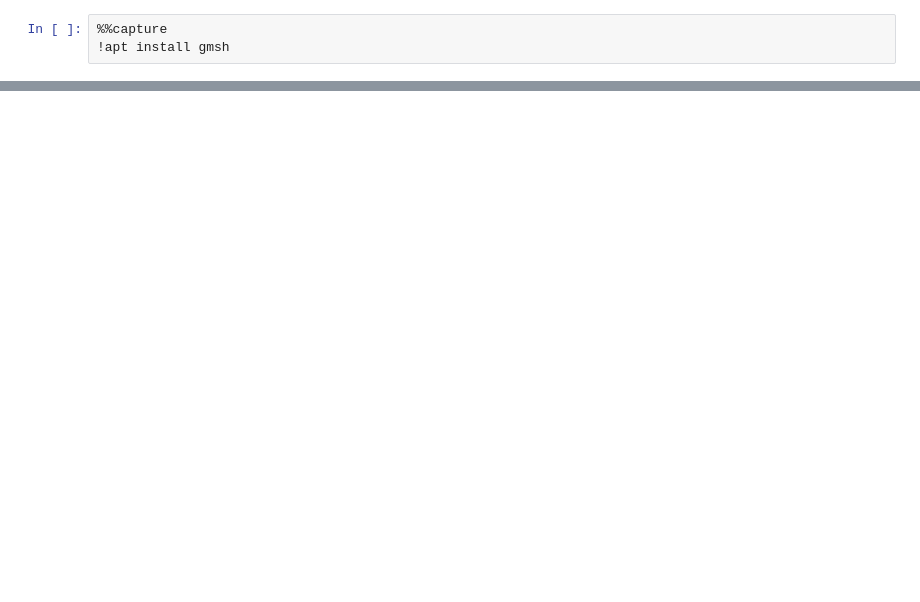
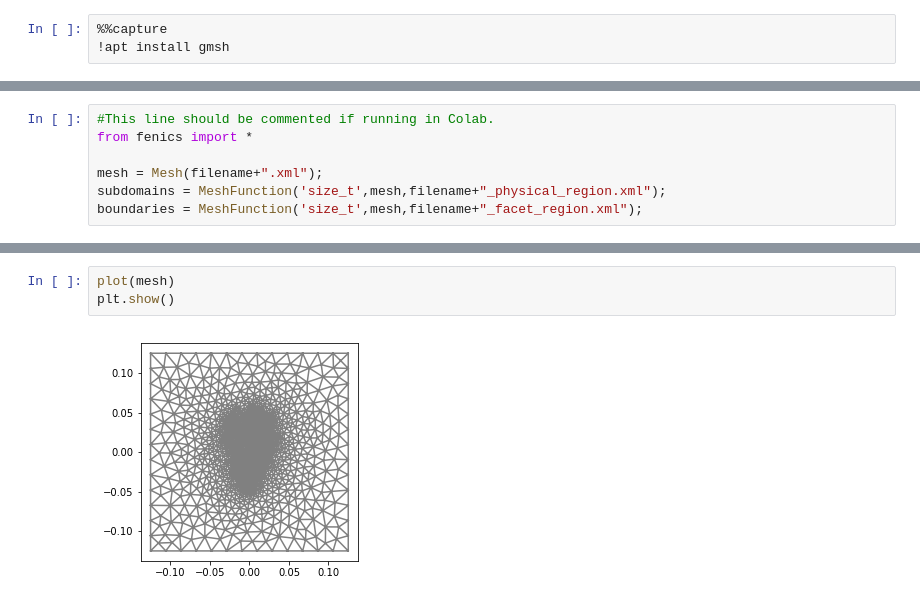
Before and after one commit to rirastorza/heelSimulationDB, a Jupyter notebook: examples/meshgeneration.ipynb, the cells around one changed output, grey strips where cells are left out. Drawn from its saved outputs; the diff is of its cells as text; blank space fills up the shorter version.

Commit message:
Running in Colab

```diff
--- a/examples/meshgeneration.ipynb
+++ b/examples/meshgeneration.ipynb
@@ -51,0 +63,7 @@ Note that the file *patient1_slice1.geo* should be loaded in Colab.
+# %%
+#This line should be commented if running in Colab.
+from fenics import *
+
+mesh = Mesh(filename+".xml");
+subdomains = MeshFunction('size_t',mesh,filename+"_physical_region.xml");
+boundaries = MeshFunction('size_t',mesh,filename+"_facet_region.xml");
@@ -51,0 +98,5 @@ Note that the file *patient1_slice1.geo* should be loaded in Colab.
+# %%
+plot(mesh)
+plt.show()
+# %% [output]
+[figure, added]
```
Also changed, not shown: parts of 12 cells of this notebook.
